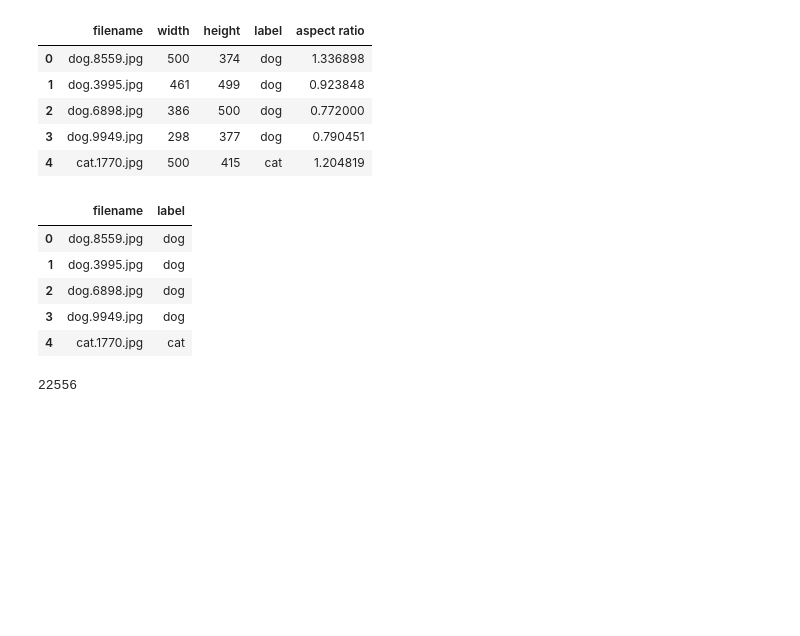
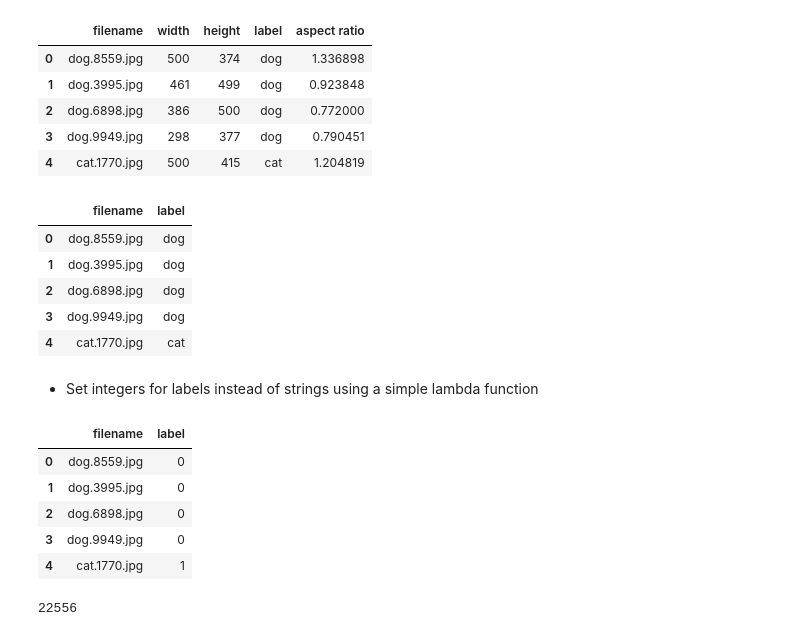
Before and after one commit to BakiRhina/Cats-and-Dogs, a Jupyter notebook: src/training.ipynb, the cells around one changed output. Cells and saved outputs as stored; diff of their text form; code cells hidden in the pictures; blank space fills up the shorter version.

```diff
--- a/src/training.ipynb
+++ b/src/training.ipynb
@@ -298,6 +298,18 @@ data.head()
 | 2 | dog.6898.jpg | dog |
 | 3 | dog.9949.jpg | dog |
 | 4 | cat.1770.jpg | cat |
+# %% [markdown]
+- Set integers for labels instead of strings using a simple lambda function
+# %%
+data["label"] = data["label"].apply(lambda x: 0 if x == 'dog' else 1)
+data.head()
+# %% [output]
+|  | filename | label |
+| 0 | dog.8559.jpg | 0 |
+| 1 | dog.3995.jpg | 0 |
+| 2 | dog.6898.jpg | 0 |
+| 3 | dog.9949.jpg | 0 |
+| 4 | cat.1770.jpg | 1 |
 # %%
 data_length = len(data.index)
 data_length
```
Also changed, not shown: parts of 6 cells of this notebook, 1 other file.
